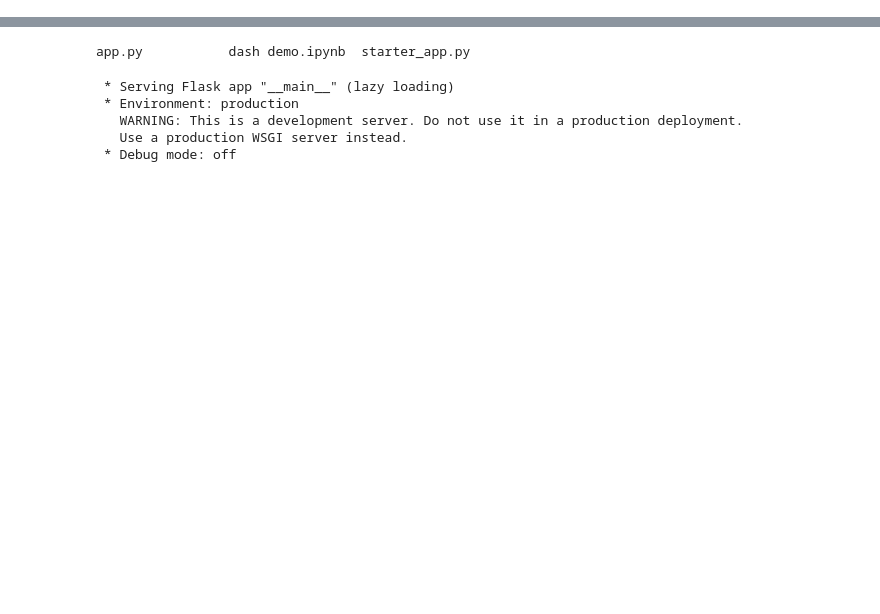
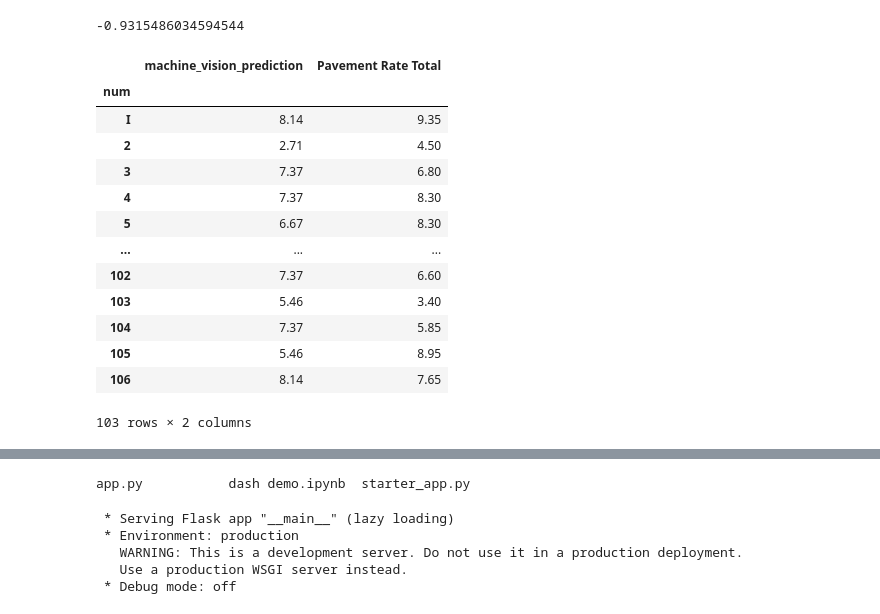
Before and after one commit to mounesi/pa, a Jupyter notebook: dash/dash demo.ipynb, the cells around one changed output, grey strips where cells are left out. Cells and saved outputs as stored; diff of their text form; code cells hidden in the pictures; blank space fills up the shorter version.

```diff
--- a/dash/dash demo.ipynb
+++ b/dash/dash demo.ipynb
@@ -14,2 +61,24 @@ df.head()
+# %%
+from sklearn.metrics import r2_score
+r2_score(df['machine_vision_prediction'].values, df['Pavement Rate Total'].values)
+# %% [output]
+-0.9315486034594544
+# %%
+df[['machine_vision_prediction','Pavement Rate Total']]
+# %% [output]
+|  | machine_vision_prediction | Pavement Rate Total |
+| num |  |  |
+| I | 8.14 | 9.35 |
+| 2 | 2.71 | 4.50 |
+| 3 | 7.37 | 6.80 |
+| 4 | 7.37 | 8.30 |
+| 5 | 6.67 | 8.30 |
+| ... | ... | ... |
+| 102 | 7.37 | 6.60 |
+| 103 | 5.46 | 3.40 |
+| 104 | 7.37 | 5.85 |
+| 105 | 5.46 | 8.95 |
+| 106 | 8.14 | 7.65 |
+103 rows × 2 columns
 # %%
 df['PCI'] = ['good' if (x >= 7) else 'fine' if (x >= 5 and x <7) else 'poor' for x in df['Pavement Rate Total']]
```
Also changed, not shown: parts of 9 cells of this notebook, 14 other files.
